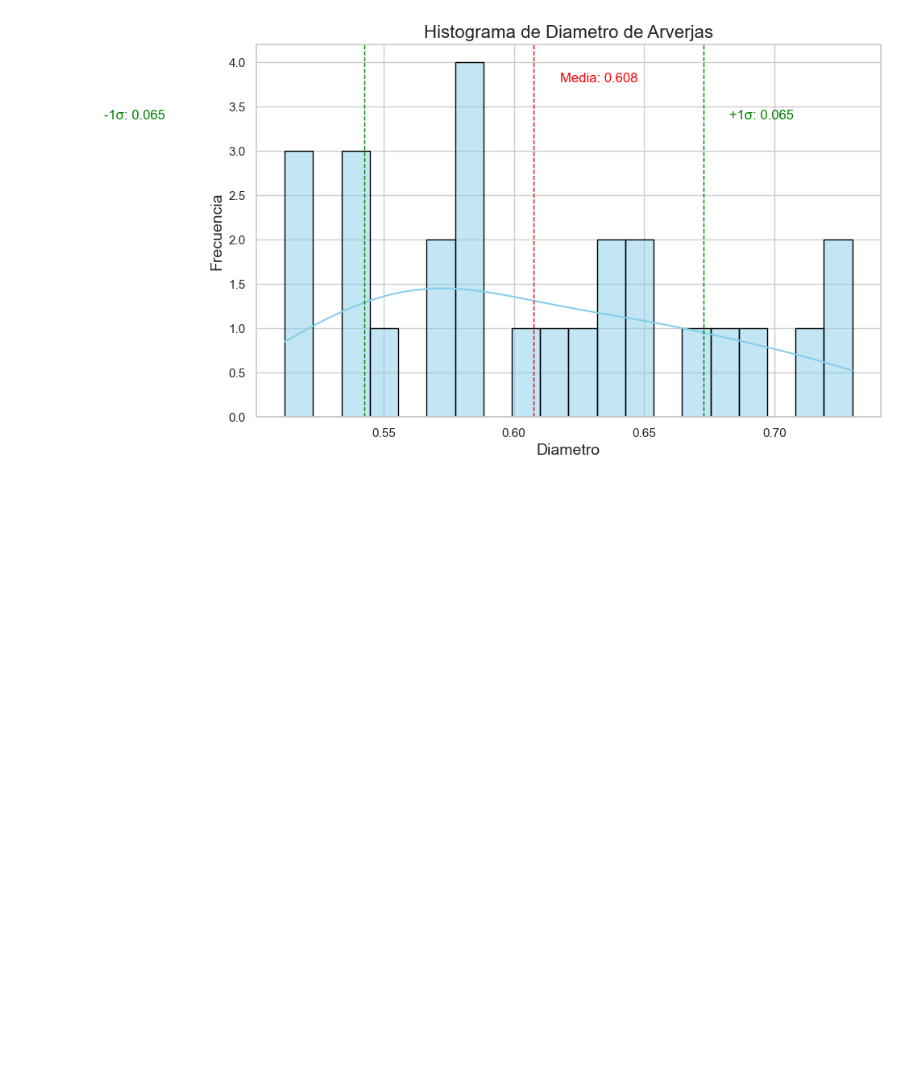
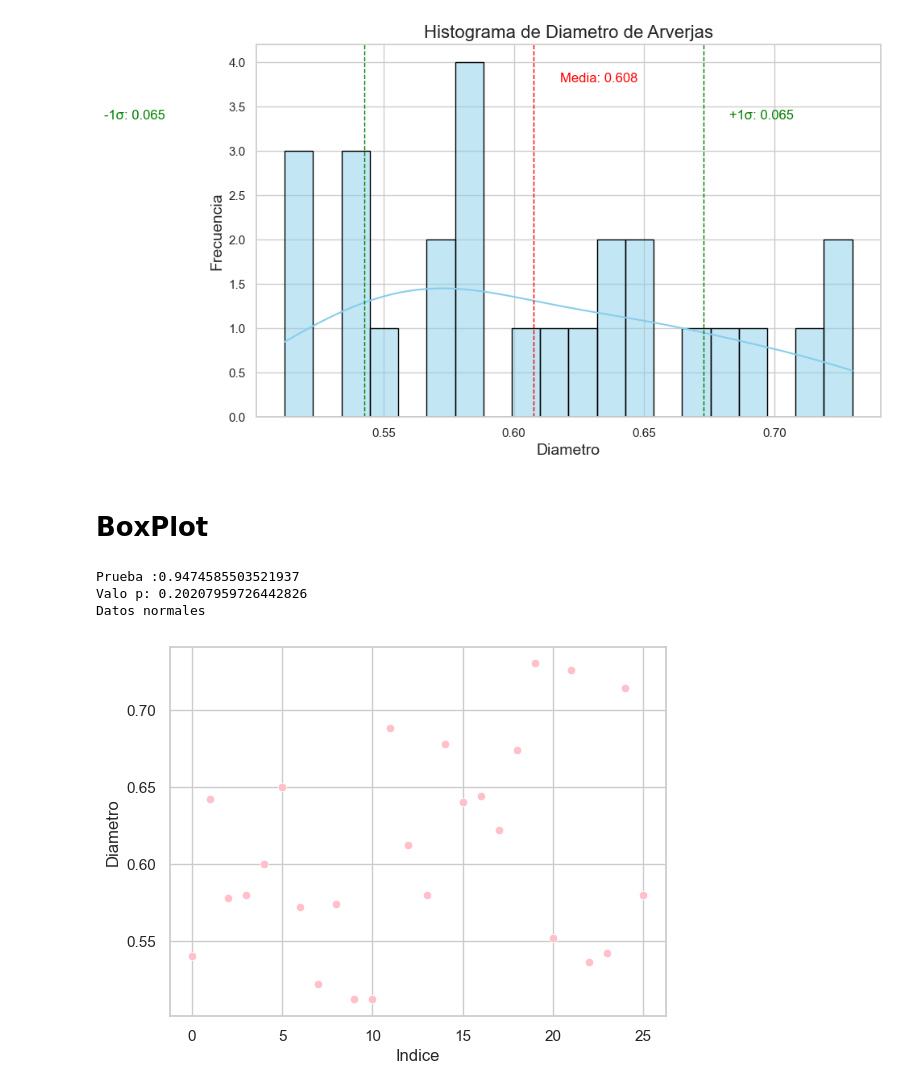
Before and after one commit to 59822/Medidas_lab, a Jupyter notebook: cuaderno histograma_weird/fisica1.ipynb, the cells around one changed output. Saved outputs shown, nothing was run; the diff lists cells and outputs as text; code cells hidden in the pictures; blank space fills up the shorter version.

```diff
--- a/fisica1.ipynb
+++ b/cuaderno histograma_weird/fisica1.ipynb
@@ -45,2 +59,32 @@ plt.show()
 # %% [output]
 [figure]
+# %% [markdown]
+# BoxPlot
+# %%
+'''sns.set(style = 'whitegrid')
+plt.figure(figsize=(30,6))
+sns.boxplot(x = file['Diametro'], data=file, color='pink');
+plt.grid(True);
+plt.show;'''
+
+from spicy import stats
+stat, p_value = stats.shapiro(file['Diametro'])
+print('Prueba :{}\nValo p: {}'.format(stat,p_value))
+
+
+alpha = 0.05  # Nivel de significancia
+if p_value > alpha:
+    print("Datos normales")
+else:
+    print("Datos sin distribución normal")
+# %% [output]
+Prueba :0.9474585503521937
+Valo p: 0.20207959726442826
+Datos normales
+# %%
+#File con nueva columna
+file['Indice'] =  range(len(file['Diametro']))
+sns.scatterplot(x = 'Indice', y = 'Diametro', data = file, color = 'pink')
+plt.show()
+# %% [output]
+[figure, added]
```
Also changed, not shown: parts of 2 cells of this notebook, 3 other files.
